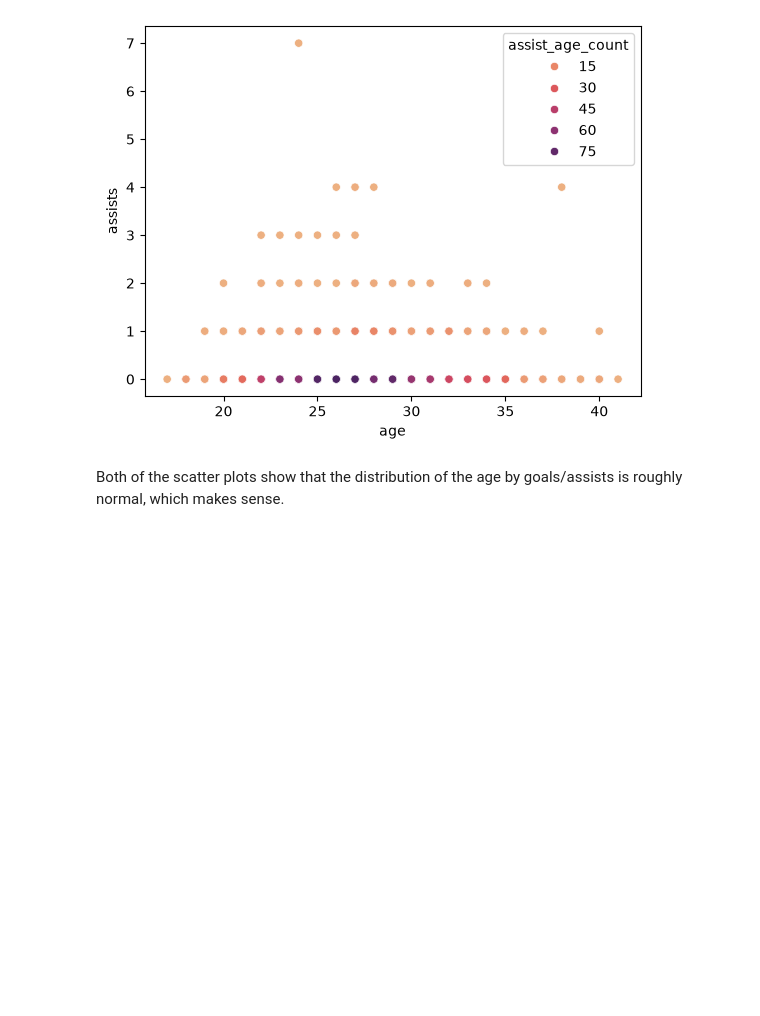
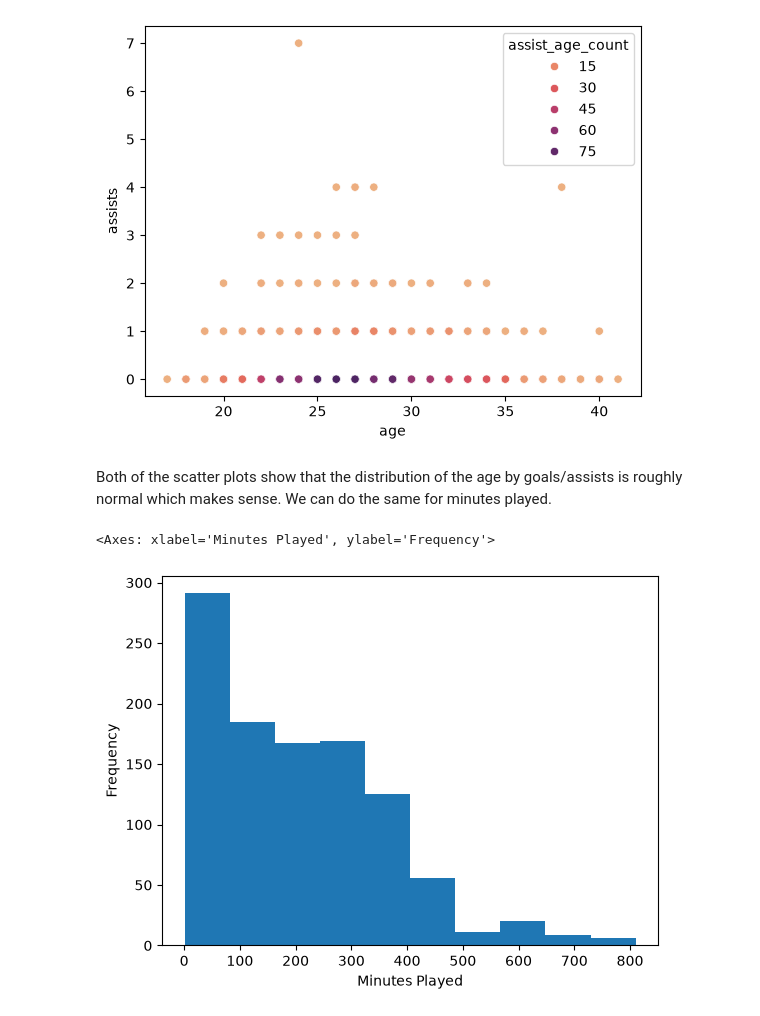
Before and after one commit to kacprinho/world-cup-EDA, a Jupyter notebook: notebooks/player-EDA.ipynb, the cells around one changed output. Cells and saved outputs as stored; diff of their text form; code cells hidden in the pictures; blank space fills up the shorter version.

```diff
--- a/notebooks/player-EDA.ipynb
+++ b/notebooks/player-EDA.ipynb
@@ -208,4 +208,9 @@ sns.scatterplot(data=data,
 <Axes: xlabel='age', ylabel='assists'>
 [figure]
 # %% [markdown]
-Both of the scatter plots show that the distribution of the age by goals/assists is roughly normal, which makes sense.
+Both of the scatter plots show that the distribution of the age by goals/assists is roughly normal which makes sense. We can do the same for minutes played.
+# %%
+data.minutes.plot.hist(xlabel="Minutes Played")
+# %% [output]
+<Axes: xlabel='Minutes Played', ylabel='Frequency'>
+[figure, added]
```
Also changed, not shown: parts of 3 cells of this notebook.
